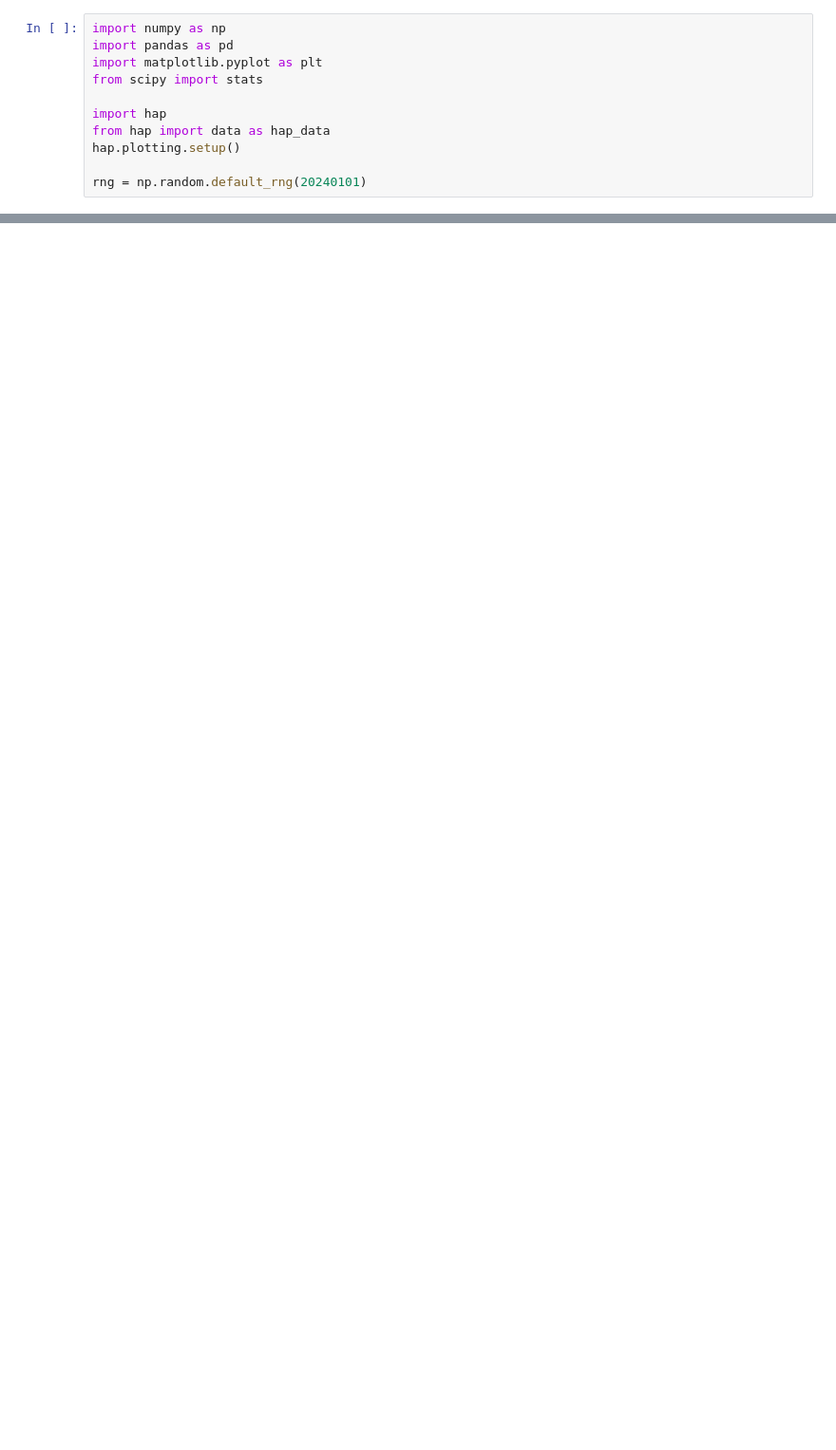
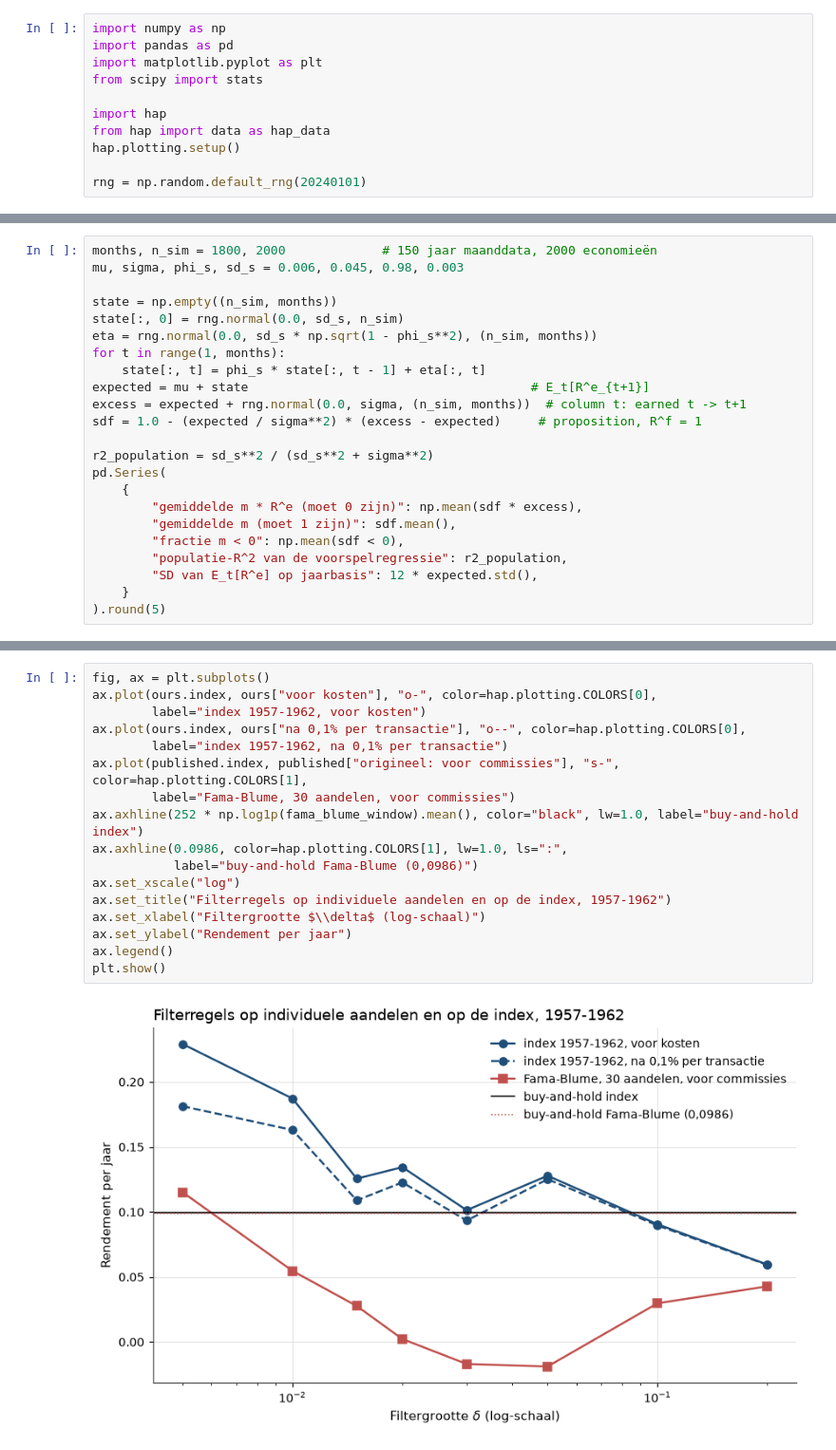
Before and after one commit to MaartenN14/history-asset-pricing, a Jupyter notebook: lectures/02_06_efficiente_markten.ipynb, the cells around one changed output, grey strips where cells are left out. Shown at 95% size. Drawn from its saved outputs; the diff is of its cells as text; blank space fills up the shorter version.

```diff
--- a/lectures/02_06_efficiente_markten.ipynb
+++ b/lectures/02_06_efficiente_markten.ipynb
@@ -1289,0 +653,23 @@ in Jensens definitie is geen voetnoot, maar het halve argument.
+# %%
+months, n_sim = 1800, 2000             # 150 jaar maanddata, 2000 economieën
+mu, sigma, phi_s, sd_s = 0.006, 0.045, 0.98, 0.003
+
+state = np.empty((n_sim, months))
+state[:, 0] = rng.normal(0.0, sd_s, n_sim)
+eta = rng.normal(0.0, sd_s * np.sqrt(1 - phi_s**2), (n_sim, months))
+for t in range(1, months):
+    state[:, t] = phi_s * state[:, t - 1] + eta[:, t]
+expected = mu + state                                      # E_t[R^e_{t+1}]
+excess = expected + rng.normal(0.0, sigma, (n_sim, months))  # column t: earned t -> t+1
+sdf = 1.0 - (expected / sigma**2) * (excess - expected)     # proposition, R^f = 1
+
+r2_population = sd_s**2 / (sd_s**2 + sigma**2)
+pd.Series(
+    {
+        "gemiddelde m * R^e (moet 0 zijn)": np.mean(sdf * excess),
+        "gemiddelde m (moet 1 zijn)": sdf.mean(),
+        "fractie m < 0": np.mean(sdf < 0),
+        "populatie-R^2 van de voorspelregressie": r2_population,
+        "SD van E_t[R^e] op jaarbasis": 12 * expected.std(),
+    }
+).round(5)
@@ -1289,0 +950,19 @@ in Jensens definitie is geen voetnoot, maar het halve argument.
+# %%
+fig, ax = plt.subplots()
+ax.plot(ours.index, ours["voor kosten"], "o-", color=hap.plotting.COLORS[0],
+        label="index 1957-1962, voor kosten")
+ax.plot(ours.index, ours["na 0,1% per transactie"], "o--", color=hap.plotting.COLORS[0],
+        label="index 1957-1962, na 0,1% per transactie")
+ax.plot(published.index, published["origineel: voor commissies"], "s-", color=hap.plotting.COLORS[1],
+        label="Fama-Blume, 30 aandelen, voor commissies")
+ax.axhline(252 * np.log1p(fama_blume_window).mean(), color="black", lw=1.0, label="buy-and-hold index")
+ax.axhline(0.0986, color=hap.plotting.COLORS[1], lw=1.0, ls=":",
+           label="buy-and-hold Fama-Blume (0,0986)")
+ax.set_xscale("log")
+ax.set_title("Filterregels op individuele aandelen en op de index, 1957-1962")
+ax.set_xlabel("Filtergrootte $\\delta$ (log-schaal)")
+ax.set_ylabel("Rendement per jaar")
+ax.legend()
+plt.show()
+# %% [output]
+[figure, added]
```
Also changed, not shown: parts of 57 cells of this notebook, 5 other files.
